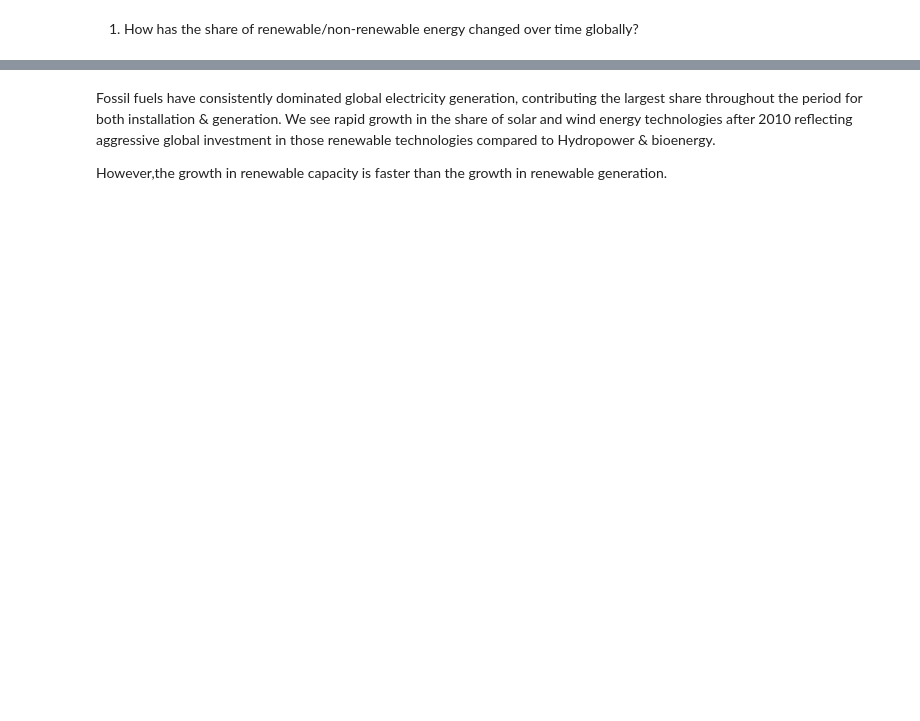
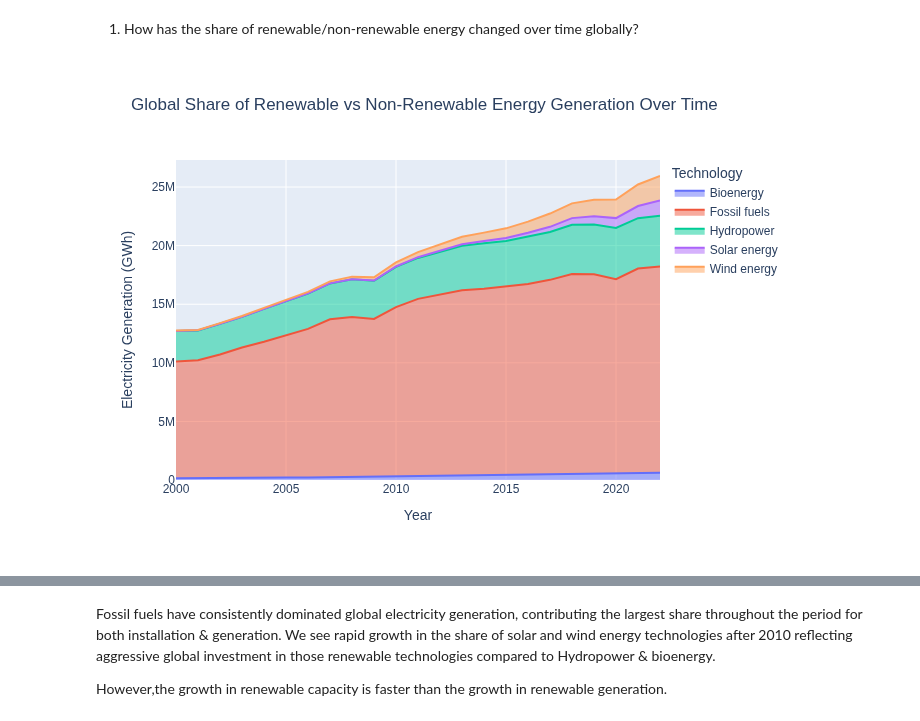
Before and after one commit to Aung-Seth-Pai/global-energy-transition, a Jupyter notebook: project_archive/notebooks/02_EDA_old.ipynb, the cells around one changed output, grey strips where cells are left out. Cells and saved outputs as stored; diff of their text form; code cells hidden in the pictures; blank space fills up the shorter version.

```diff
--- a/project_archive/notebooks/02_EDA_old.ipynb
+++ b/project_archive/notebooks/02_EDA_old.ipynb
@@ -20,6 +22,11 @@ import plotly.graph_objects as go
 # Set plot styles
 # plt.style.use('seaborn-v0_8')
 # sns.set_palette('husl')
+# %%
+# util funcs
+def save_static_img(fig, filename):
+    fig.write_image(f"{filename}")
+    display(Image(f"{filename}"))
 # %%
 # Define directories
 proj_dir =  os.path.dirname(os.getcwd())
@@ -63,9 +71,12 @@ world_energy.sample(3)
 # %%
 # Plot Global Electricity Generation Over Time
 fig = px.area(world_energy, x='Year', y='Electricity Generation', color='Technology', line_group='Energy_Type',
                   title='Global Share of Renewable vs Non-Renewable Energy Generation Over Time')
 fig.update_layout(xaxis_title='Year', yaxis_title='Electricity Generation (GWh)')
-fig.show()
+# fig.show() # for interactive image
+save_static_img(fig, f"{figure_dir}/global_generation_share_over_time.png") # since github doesn't render px plots
+# %% [output]
+[figure, added]
 # %%
 # Plot Global Electricity Generation Over Time
 fig = px.area(world_energy, x='Year', y='Electricity Installed Capacity', color='Technology', line_group='Energy_Type',
```
Also changed, not shown: parts of 5 cells of this notebook, 5 other files.
